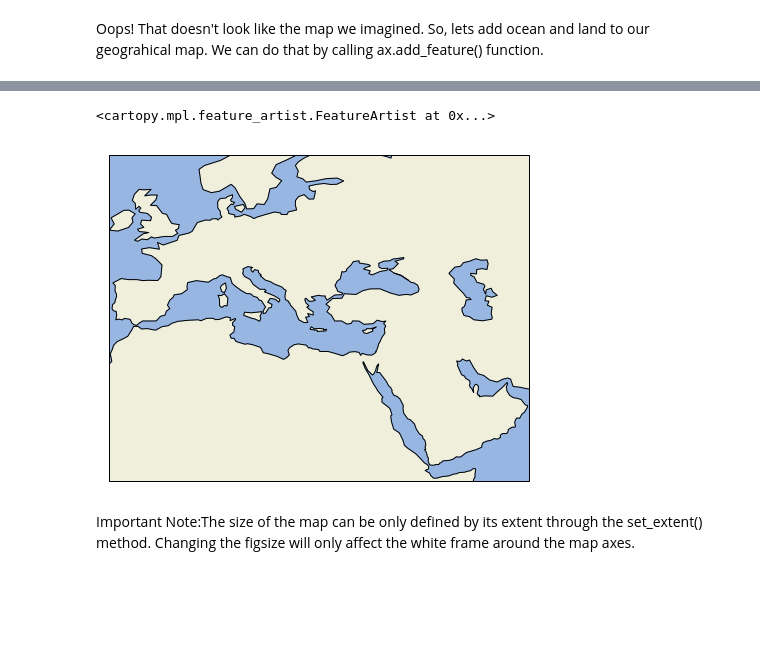
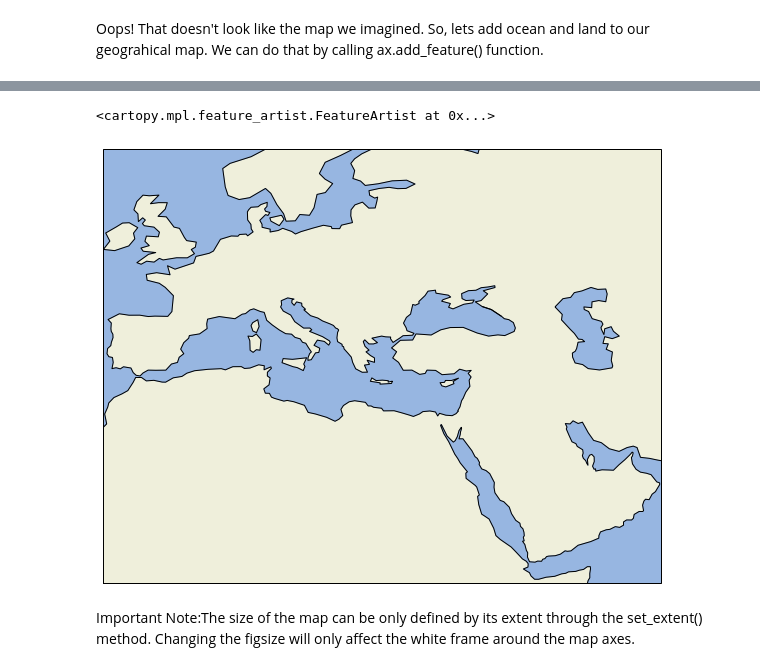
Before and after one commit to avatar101/CRA-Python-Introduction, a Jupyter notebook: Course_Tutorial_2.ipynb, the cells around one changed output, grey strips where cells are left out. Drawn from its saved outputs; the diff is of its cells as text; code cells hidden in the pictures; blank space fills up the shorter version.

```diff
--- a/Course_Tutorial_2.ipynb
+++ b/Course_Tutorial_2.ipynb
@@ -136,14 +136,14 @@ ax.add_feature(cfeature.COASTLINE)
 # %%
-fig = plt.figure(figsize=[10,6])
+fig = plt.figure(figsize=[10,8])
 ax = plt.axes(projection=ccrs.PlateCarree())
 ax.set_extent([-10, 60, 10, 60]) # with this we can zoom in by specyfing a smaller region
 ax.add_feature(cfeature.LAND)
 ax.add_feature(cfeature.OCEAN)
 ax.add_feature(cfeature.COASTLINE)
 #ax.set_global()
 # %% [output]
 <cartopy.mpl.feature_artist.FeatureArtist at 0x...>
-[figure, old version]
+[figure, new version]
 # %% [markdown]
 Important Note:The size of the map can be only defined by its extent through the set_extent() method. Changing the figsize will only affect the white frame around the map axes.
 # %% [markdown]
```
Also changed, not shown: parts of 33 cells of this notebook, 1 other file.
